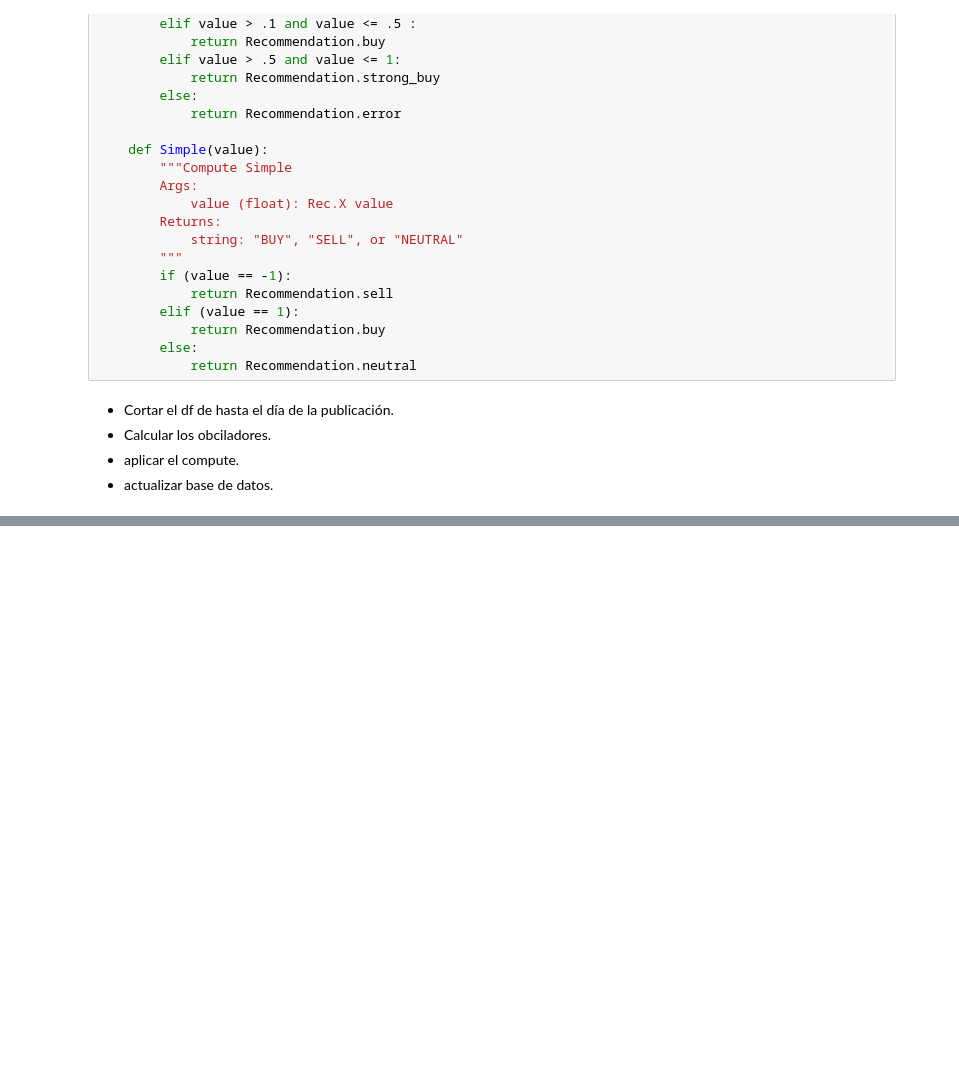
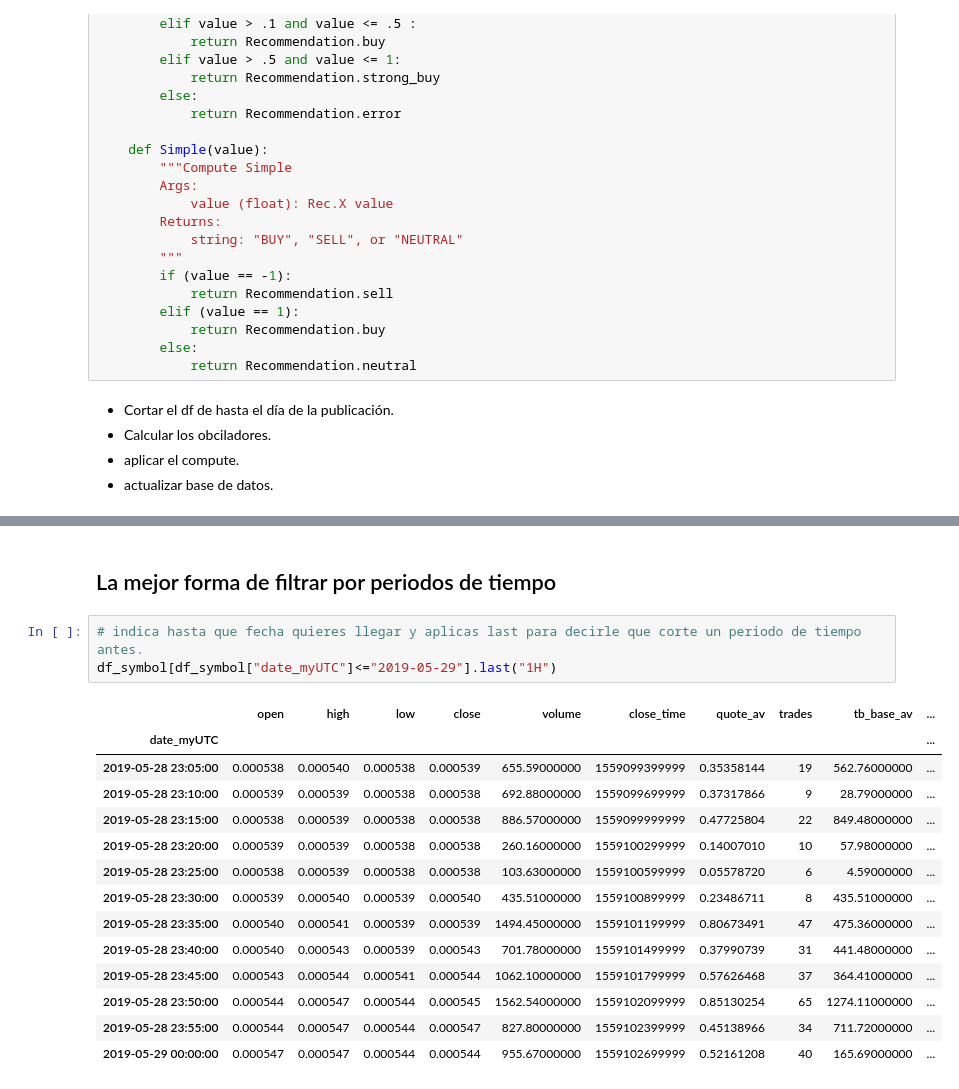
Before and after one commit to joankenobi/analisis_de_datos_copy_trading, a Jupyter notebook: Proyecto/notebooks/analisis_de_datos_prueba.ipynb, the cells around one changed output, grey strips where cells are left out. Saved outputs shown, nothing was run; the diff lists cells and outputs as text; blank space fills up the shorter version.

```diff
--- a/Proyecto/notebooks/analisis_de_datos_prueba.ipynb
+++ b/Proyecto/notebooks/analisis_de_datos_prueba.ipynb
@@ -1232,0 +1317,20 @@ class Compute:
+# %% [markdown]
+## La mejor forma de filtrar por periodos de tiempo
+# %%
+# indica hasta que fecha quieres llegar y aplicas last para decirle que corte un periodo de tiempo antes.
+df_symbol[df_symbol["date_myUTC"]<="2019-05-29"].last("1H")
+# %% [output]
+|  | open | high | low | close | volume | close_time | quote_av | trades | tb_base_av | ... |
+| date_myUTC |  |  |  |  |  |  |  |  |  | ... |
+| 2019-05-28 23:05:00 | 0.000538 | 0.000540 | 0.000538 | 0.000539 | 655.59000000 | 1559099399999 | 0.35358144 | 19 | 562.76000000 | ... |
+| 2019-05-28 23:10:00 | 0.000539 | 0.000539 | 0.000538 | 0.000538 | 692.88000000 | 1559099699999 | 0.37317866 | 9 | 28.79000000 | ... |
+| 2019-05-28 23:15:00 | 0.000538 | 0.000539 | 0.000538 | 0.000538 | 886.57000000 | 1559099999999 | 0.47725804 | 22 | 849.48000000 | ... |
+| 2019-05-28 23:20:00 | 0.000539 | 0.000539 | 0.000538 | 0.000538 | 260.16000000 | 1559100299999 | 0.14007010 | 10 | 57.98000000 | ... |
+| 2019-05-28 23:25:00 | 0.000538 | 0.000539 | 0.000538 | 0.000538 | 103.63000000 | 1559100599999 | 0.05578720 | 6 | 4.59000000 | ... |
+| 2019-05-28 23:30:00 | 0.000539 | 0.000540 | 0.000539 | 0.000540 | 435.51000000 | 1559100899999 | 0.23486711 | 8 | 435.51000000 | ... |
+| 2019-05-28 23:35:00 | 0.000540 | 0.000541 | 0.000539 | 0.000539 | 1494.45000000 | 1559101199999 | 0.80673491 | 47 | 475.36000000 | ... |
+| 2019-05-28 23:40:00 | 0.000540 | 0.000543 | 0.000539 | 0.000543 | 701.78000000 | 1559101499999 | 0.37990739 | 31 | 441.48000000 | ... |
+| 2019-05-28 23:45:00 | 0.000543 | 0.000544 | 0.000541 | 0.000544 | 1062.10000000 | 1559101799999 | 0.57626468 | 37 | 364.41000000 | ... |
+| 2019-05-28 23:50:00 | 0.000544 | 0.000547 | 0.000544 | 0.000545 | 1562.54000000 | 1559102099999 | 0.85130254 | 65 | 1274.11000000 | ... |
+| 2019-05-28 23:55:00 | 0.000544 | 0.000547 | 0.000544 | 0.000547 | 827.80000000 | 1559102399999 | 0.45138966 | 34 | 711.72000000 | ... |
+| 2019-05-29 00:00:00 | 0.000547 | 0.000547 | 0.000544 | 0.000544 | 955.67000000 | 1559102699999 | 0.52161208 | 40 | 165.69000000 | ... |
```
Also changed, not shown: parts of 13 cells of this notebook.
